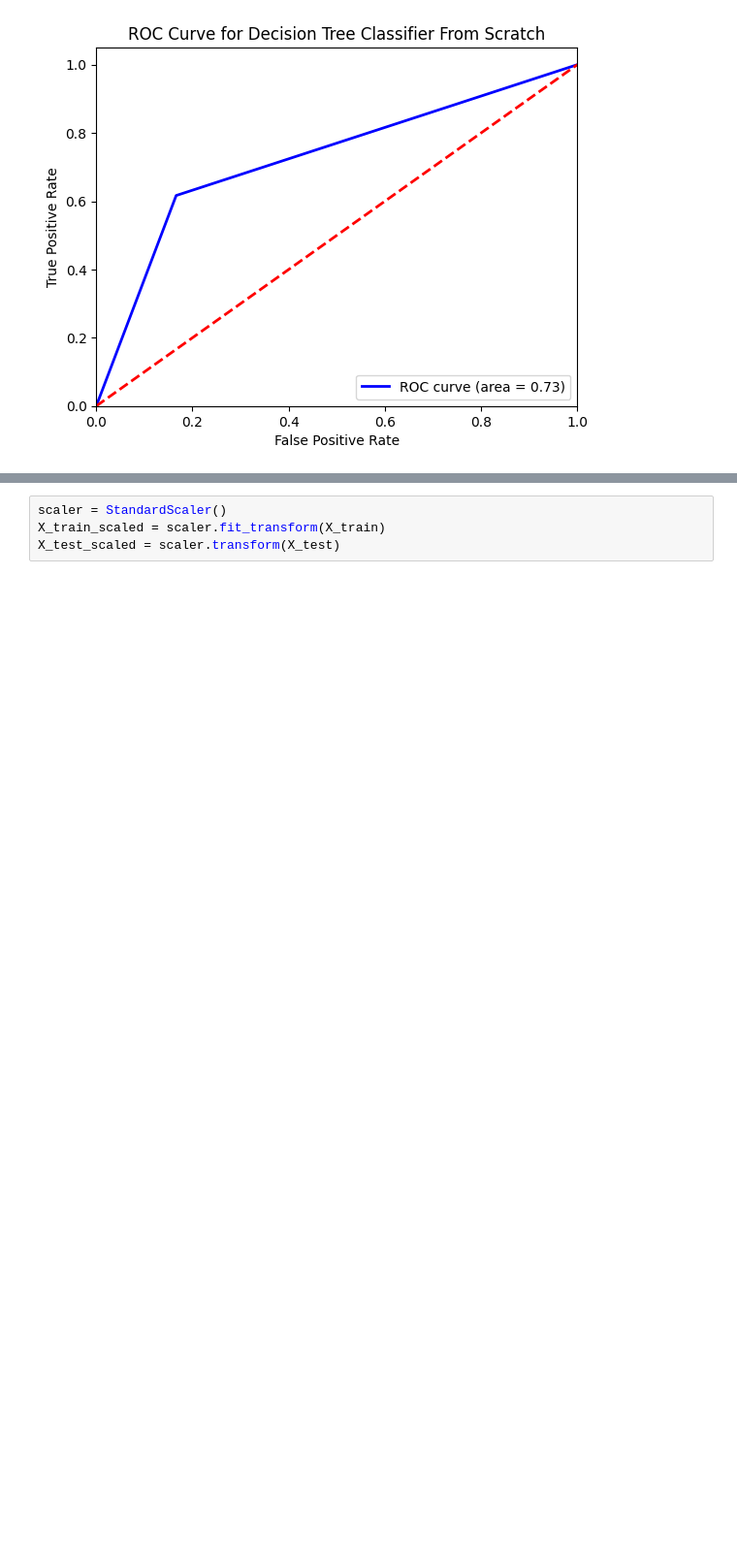
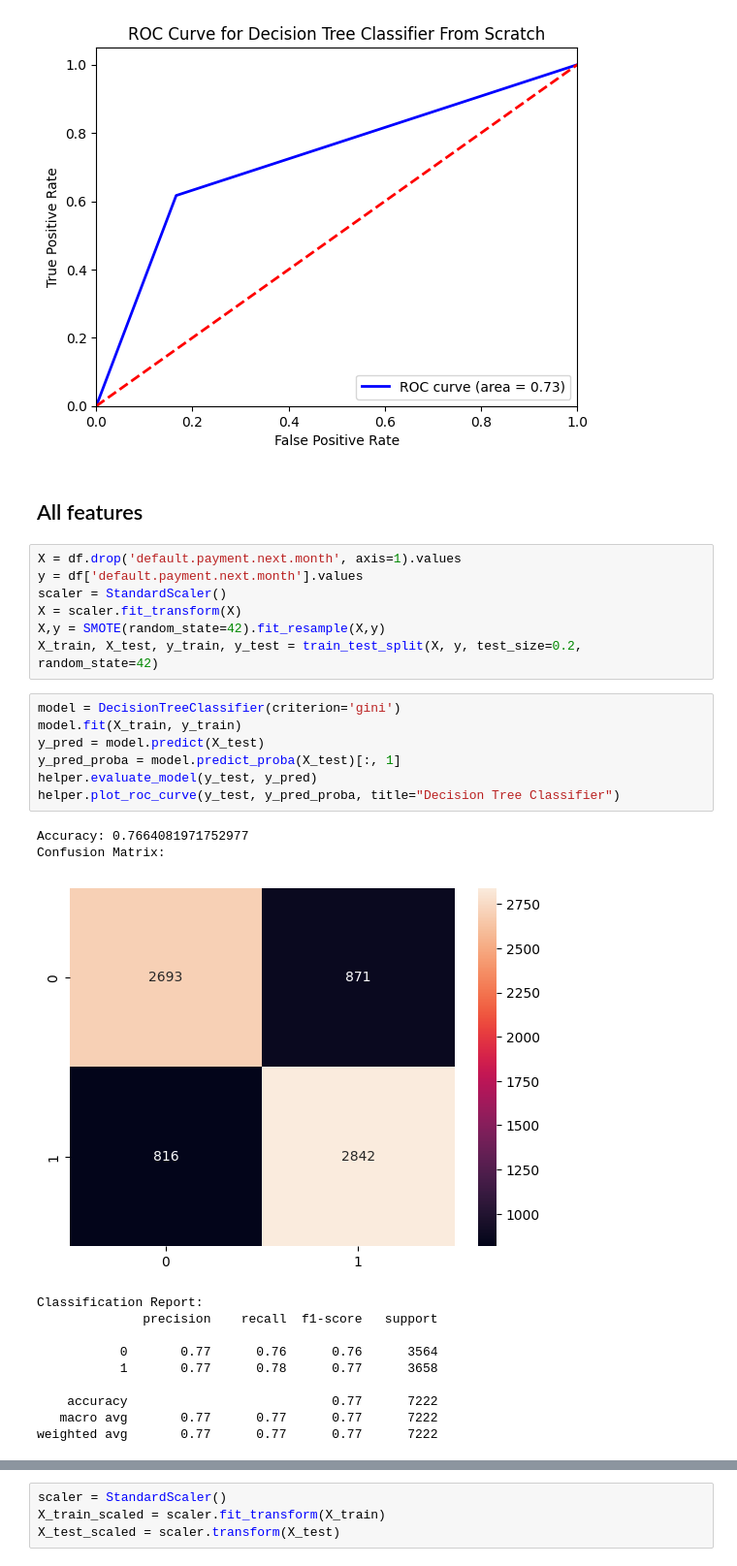
Before and after one commit to Taparov/project-intro-to-ml-classification, a Jupyter notebook: decision_tree.ipynb, the cells around one changed output, grey strips where cells are left out. Shown at 97% size. Cells and saved outputs as stored; diff of their text form; blank space fills up the shorter version.

```diff
--- a/decision_tree.ipynb
+++ b/decision_tree.ipynb
@@ -299,3 +315,32 @@ Classification Report:
    macro avg       0.74      0.73      0.72      7222
 weighted avg       0.74      0.72      0.72      7222
 [figure]
+# %% [markdown]
+## All features
+# %%
+X = df.drop('default.payment.next.month', axis=1).values
+y = df['default.payment.next.month'].values
+scaler = StandardScaler()
+X = scaler.fit_transform(X)
+X,y = SMOTE(random_state=42).fit_resample(X,y)
+X_train, X_test, y_train, y_test = train_test_split(X, y, test_size=0.2, random_state=42)
+# %%
+model = DecisionTreeClassifier(criterion='gini')
+model.fit(X_train, y_train)
+y_pred = model.predict(X_test)
+y_pred_proba = model.predict_proba(X_test)[:, 1]
+helper.evaluate_model(y_test, y_pred)
+helper.plot_roc_curve(y_test, y_pred_proba, title="Decision Tree Classifier")
+# %% [output]
+Accuracy: 0.7664081971752977
+Confusion Matrix:
+[figure, added]
+Classification Report:
+              precision    recall  f1-score   support
+
+           0       0.77      0.76      0.76      3564
+           1       0.77      0.78      0.77      3658
+
+    accuracy                           0.77      7222
+   macro avg       0.77      0.77      0.77      7222
+weighted avg       0.77      0.77      0.77      7222
```
Also changed, not shown: parts of 6 cells of this notebook, 5 other files.
